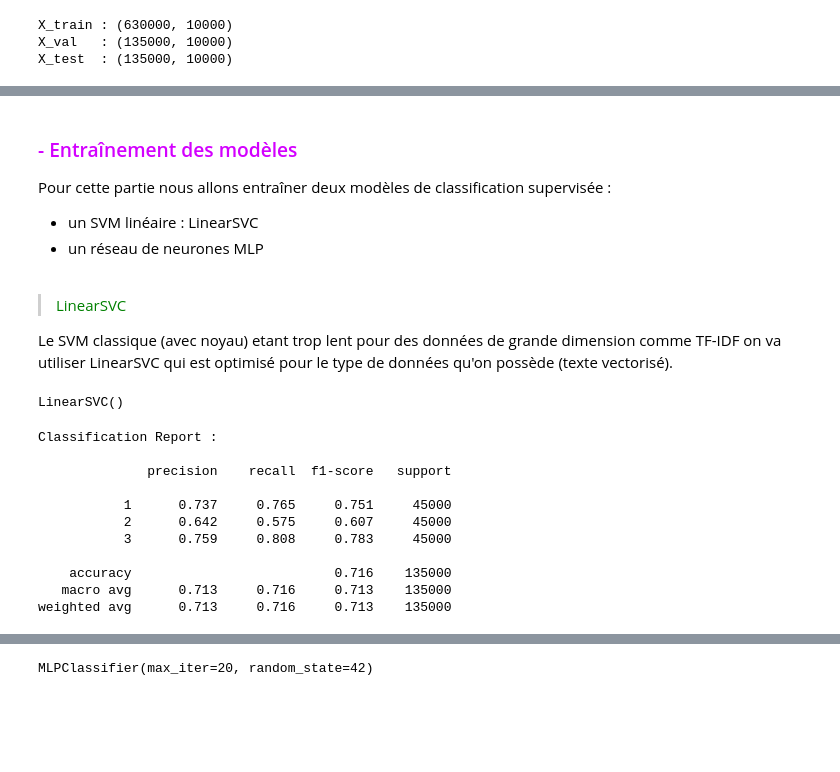
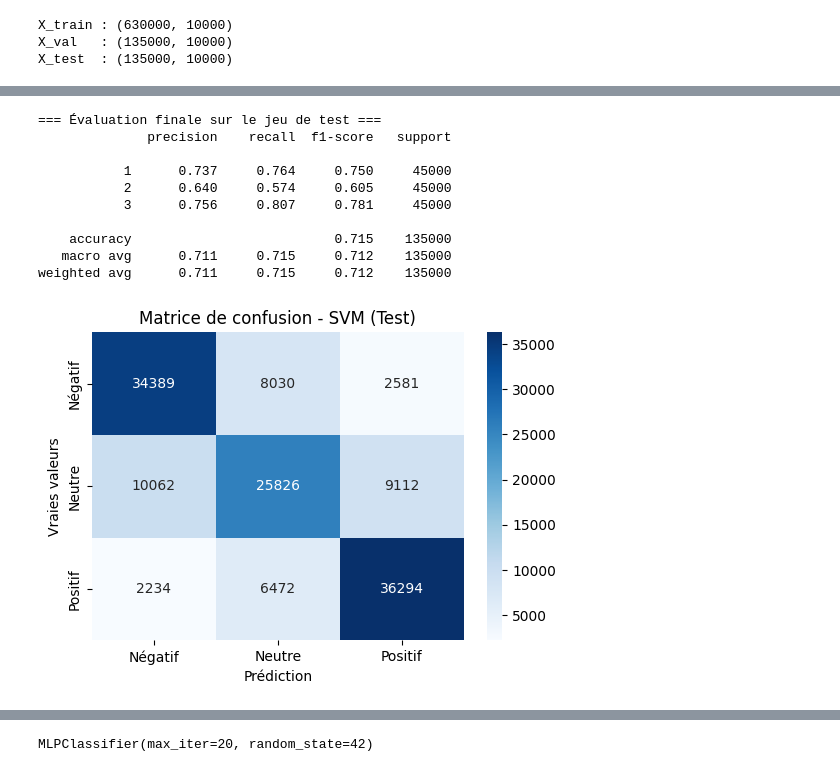
Before and after one commit to mchabanat/NLP-Project, a Jupyter notebook: project.ipynb, the cells around one changed output, grey strips where cells are left out. Cells and saved outputs as stored; diff of their text form; code cells hidden in the pictures; blank space fills up the shorter version.

```diff
--- a/project.ipynb
+++ b/project.ipynb
@@ -315,63 +452,28 @@ X_test  : (135000, 10000)
 # %%
-from sklearn.naive_bayes import MultinomialNB
+# Évaluation finale sur le test
+print("\n=== Évaluation finale sur le jeu de test ===")
+y_test_pred = best_model.predict(X_test_tfidf)
+print(classification_report(y_test, y_test_pred, digits=3))
 
-# Création et entraînement du modèle baseline
-nb_model = MultinomialNB()
-nb_model.fit(X_train_tfidf, y_train)
-
-# Évaluation sur validation
-y_val_pred_nb = nb_model.predict(X_val_tfidf)
-
-print("=== Résultats du modèle baseline (Naive Bayes) ===\n")
-print("Classification Report :\n")
-print(classification_report(y_val, y_val_pred_nb, digits=3))
-
-# Matrice de confusion
-conf_matrix_nb = confusion_matrix(y_val, y_val_pred_nb)
-
+# Matrice de confusion finale sur test
+conf_matrix = confusion_matrix(y_test, y_test_pred)
 plt.figure(figsize=(6,4))
-sns.heatmap(conf_matrix_nb, annot=True, fmt='d', cmap='Greens',
+sns.heatmap(conf_matrix, annot=True, fmt='d', cmap='Blues',
             xticklabels=['Négatif', 'Neutre', 'Positif'],
             yticklabels=['Négatif', 'Neutre', 'Positif'])
 plt.xlabel("Prédiction")
-plt.ylabel("Vérité réelle")
-plt.title("Matrice de confusion - Naive Bayes (Validation)")
+plt.ylabel("Vraies valeurs")
+plt.title("Matrice de confusion - SVM (Test)")
 plt.show()
+# %% [output]
+=== Évaluation finale sur le jeu de test ===
+              precision    recall  f1-score   support
+
+           1      0.737     0.764     0.750     45000
+           2      0.640     0.574     0.605     45000
+           3      0.756     0.807     0.781     45000
+
+    accuracy                          0.715    135000
+   macro avg      0.711     0.715     0.712    135000
+weighted avg      0.711     0.715     0.712    135000
+[figure, added]
-# %% [markdown]
-### <p style="color:#d300ff;">- Entraînement des modèles</p>
-
-Pour cette partie nous allons entraîner deux modèles de classification supervisée :
-- un SVM linéaire : LinearSVC
-- un réseau de neurones MLP
-
-<br>
-
-><p style="color:green;">LinearSVC</p>
-
-Le SVM classique (avec noyau) etant trop lent pour des données de grande dimension comme TF-IDF on va utiliser LinearSVC qui est optimisé pour le type de données qu'on possède (texte vectorisé).
-# %%
-svm_model = LinearSVC()
-
-# Entraînement
-svm_model.fit(X_train_tfidf, y_train)
-# %% [output]
-LinearSVC()
-# %%
-# Prédictions
-y_val_pred = svm_model.predict(X_val_tfidf)
-
-# Évaluation
-print("Classification Report :\n")
-print(classification_report(y_val, y_val_pred, digits=3))
-# %% [output]
-Classification Report :
-
-              precision    recall  f1-score   support
-
-           1      0.737     0.765     0.751     45000
-           2      0.642     0.575     0.607     45000
-           3      0.759     0.808     0.783     45000
-
-    accuracy                          0.716    135000
-   macro avg      0.713     0.716     0.713    135000
-weighted avg      0.713     0.716     0.713    135000
```
Also changed, not shown: parts of 14 cells of this notebook.
